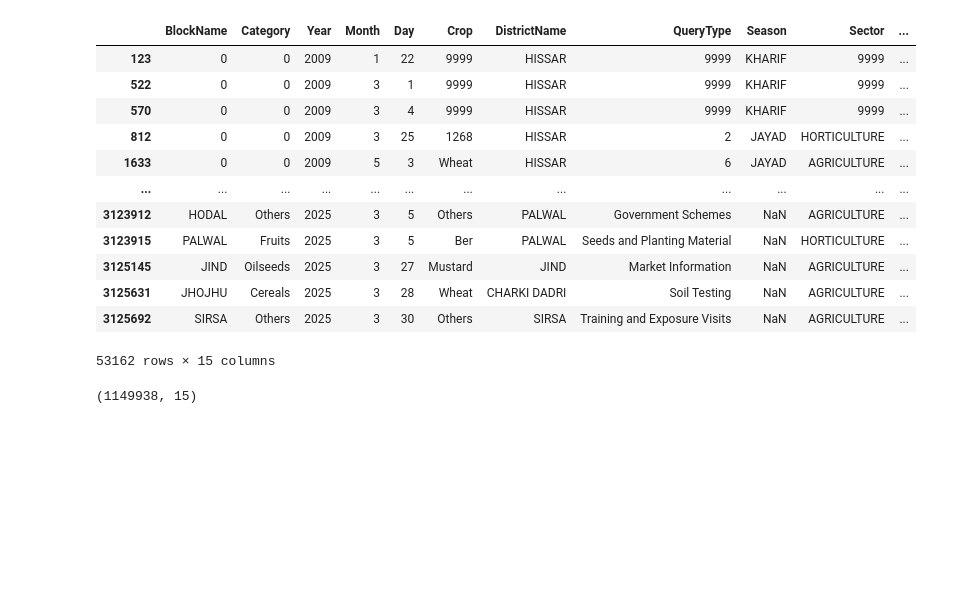
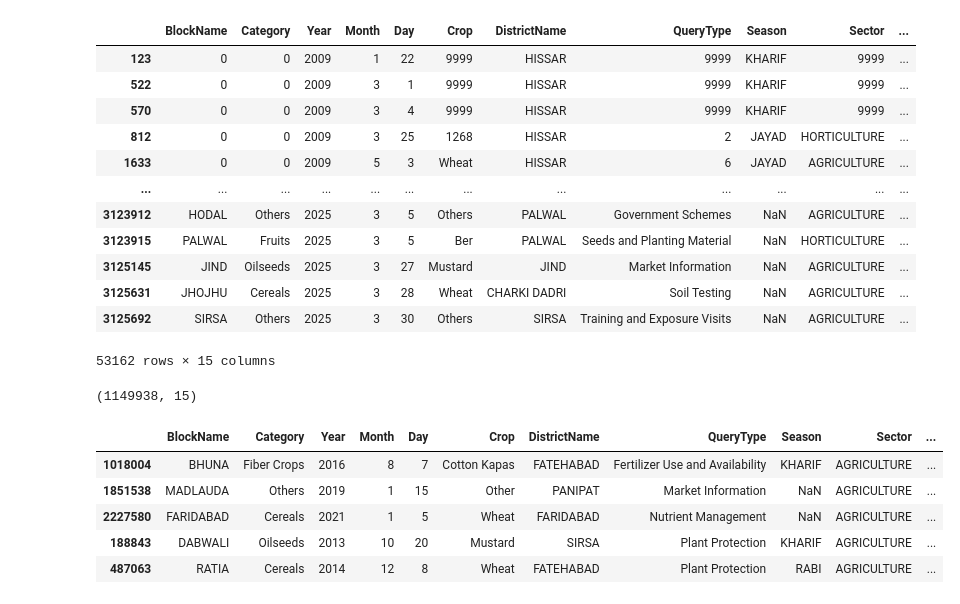
Before and after one commit to vicharanashala/agrichat-annam, a Jupyter notebook: RAG pipeline v3/data_preprocessing.ipynb, the cells around one changed output. Saved outputs shown, nothing was run; the diff lists cells and outputs as text; code cells hidden in the pictures; blank space fills up the shorter version.

```diff
--- a/RAG pipeline v3/data_preprocessing.ipynb
+++ b/RAG pipeline v3/data_preprocessing.ipynb
@@ -301,3 +301,13 @@ data.shape
 #         data["KccAns"].apply(is_unwanted_kccans)
 #     )
 # )]
+# %%
+sampled_data = data.sample(n=100, random_state=42)
+sampled_data.head()
+# %% [output]
+|  | BlockName | Category | Year | Month | Day | Crop | DistrictName | QueryType | Season | Sector | ... |
+| 1018004 | BHUNA | Fiber Crops | 2016 | 8 | 7 | Cotton Kapas | FATEHABAD | Fertilizer Use and Availability | KHARIF | AGRICULTURE | ... |
+| 1851538 | MADLAUDA | Others | 2019 | 1 | 15 | Other | PANIPAT | Market Information | NaN | AGRICULTURE | ... |
+| 2227580 | FARIDABAD | Cereals | 2021 | 1 | 5 | Wheat | FARIDABAD | Nutrient Management | NaN | AGRICULTURE | ... |
+| 188843 | DABWALI | Oilseeds | 2013 | 10 | 20 | Mustard | SIRSA | Plant Protection | KHARIF | AGRICULTURE | ... |
+| 487063 | RATIA | Cereals | 2014 | 12 | 8 | Wheat | FATEHABAD | Plant Protection | RABI | AGRICULTURE | ... |
```
Also changed, not shown: parts of 1 cell of this notebook, 4 other files.
